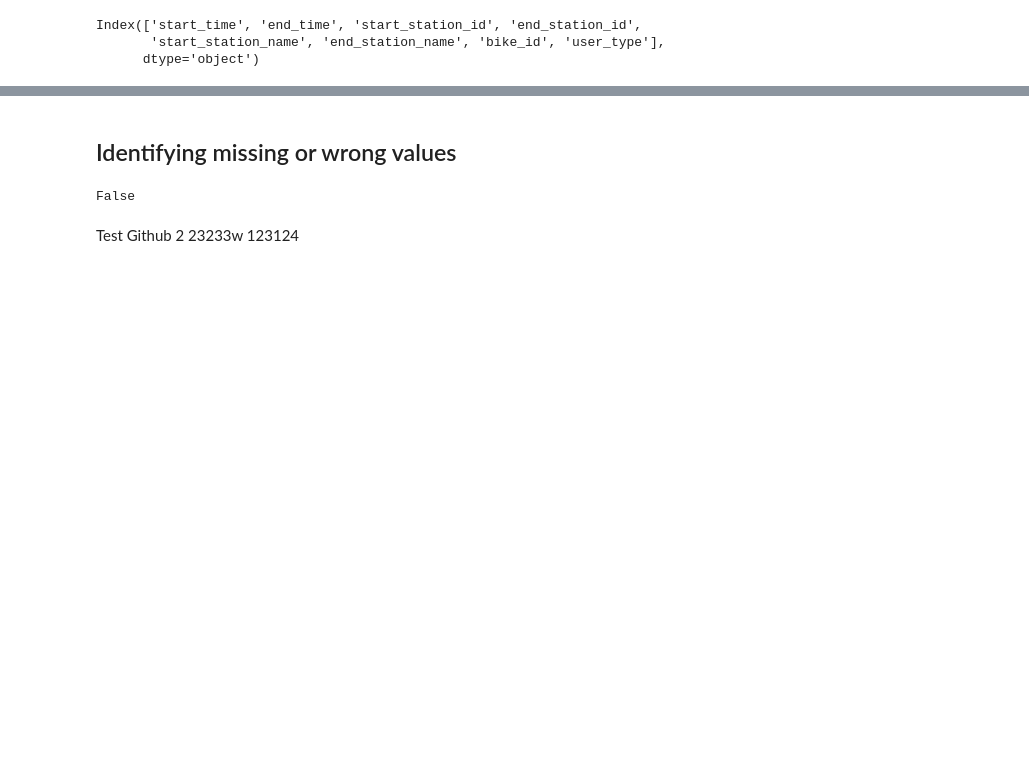
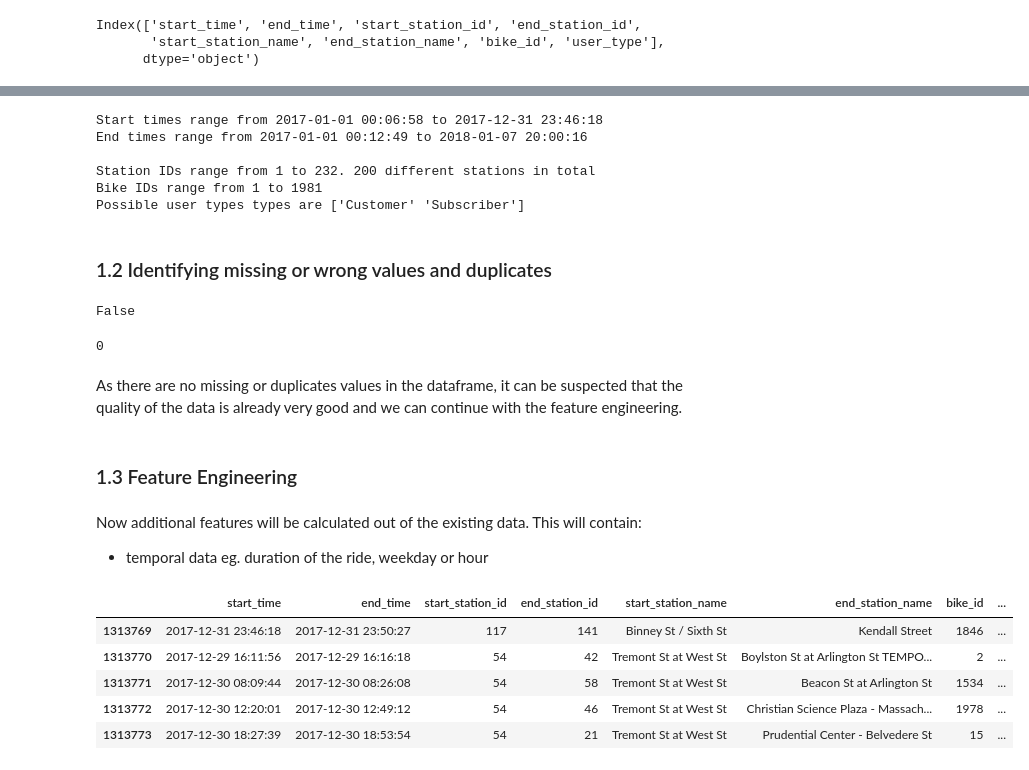
Before and after one commit to NinoVo931/AA_Project, a Jupyter notebook: 0.1_Code.ipynb, the cells around one changed output, grey strips where cells are left out. Cells and saved outputs as stored; diff of their text form; code cells hidden in the pictures; blank space fills up the shorter version.

Commit message:
data_cleaning

```diff
--- a/0.1_Code.ipynb
+++ b/0.1_Code.ipynb
@@ -34,3 +70,22 @@ df.head(10)
+# %%
+print("Start times range from %s to %s" % (df_Trips['start_time'].min(), df_Trips['start_time'].max()))
+print("End times range from %s to %s \n" % (df_Trips['end_time'].min(), df_Trips['end_time'].max()))
+
+station_ids_total = df_Trips[["start_station_id", "end_station_id"]].values
+station_ids_unique = np.unique(station_ids_total)
+print("Station IDs range from %d to %d. %d different stations in total" % (station_ids_unique.min(), station_ids_unique.max(), len(station_ids_unique)))
+
+bike_ids_unique = np.unique(df_Trips[["bike_id"]].values)
+print("Bike IDs range from %d to %d" % (bike_ids_unique.min(), bike_ids_unique.max()))
+
+print("Possible user types types are %s" % (np.unique(df_Trips["user_type"].values)))
+# %% [output]
+Start times range from 2017-01-01 00:06:58 to 2017-12-31 23:46:18
+End times range from 2017-01-01 00:12:49 to 2018-01-07 20:00:16
+
+Station IDs range from 1 to 232. 200 different stations in total
+Bike IDs range from 1 to 1981
+Possible user types types are ['Customer' 'Subscriber']
 # %% [markdown]
-## Identifying missing or wrong values
+### 1.2 Identifying missing or wrong values and duplicates
 # %%
@@ -38,4 +93,26 @@ df.isnull().values.any()
 # %% [output]
 False
-# %% [markdown]
-Test Github 2 23233w 123124
+# %%
+# .sum() counts the TRUE values
+df_Trips.duplicated().sum()
+# %% [output]
+0
+# %% [markdown]
+As there are no missing or duplicates values in the dataframe, it can be suspected that the quality of the data is already very good and we can continue with the feature engineering.
+# %% [markdown]
+### 1.3 Feature Engineering
+# %% [markdown]
+Now additional features will be calculated out of the existing data.
+This will contain:
+- temporal data eg. duration of the ride, weekday or hour
+# %%
+df_Trips[['start_time','end_time']] = df_Trips[['start_time','end_time']].apply(pd.to_datetime)
+# %%
+df_Trips.tail()
+# %% [output]
+|  | start_time | end_time | start_station_id | end_station_id | start_station_name | end_station_name | bike_id | ... |
+| 1313769 | 2017-12-31 23:46:18 | 2017-12-31 23:50:27 | 117 | 141 | Binney St / Sixth St | Kendall Street | 1846 | ... |
+| 1313770 | 2017-12-29 16:11:56 | 2017-12-29 16:16:18 | 54 | 42 | Tremont St at West St | Boylston St at Arlington St TEMPO... | 2 | ... |
+| 1313771 | 2017-12-30 08:09:44 | 2017-12-30 08:26:08 | 54 | 58 | Tremont St at West St | Beacon St at Arlington St | 1534 | ... |
+| 1313772 | 2017-12-30 12:20:01 | 2017-12-30 12:49:12 | 54 | 46 | Tremont St at West St | Christian Science Plaza - Massach... | 1978 | ... |
+| 1313773 | 2017-12-30 18:27:39 | 2017-12-30 18:53:54 | 54 | 21 | Tremont St at West St | Prudential Center - Belvedere St | 15 | ... |
```
Also changed, not shown: parts of 37 cells of this notebook, 1 other file.
